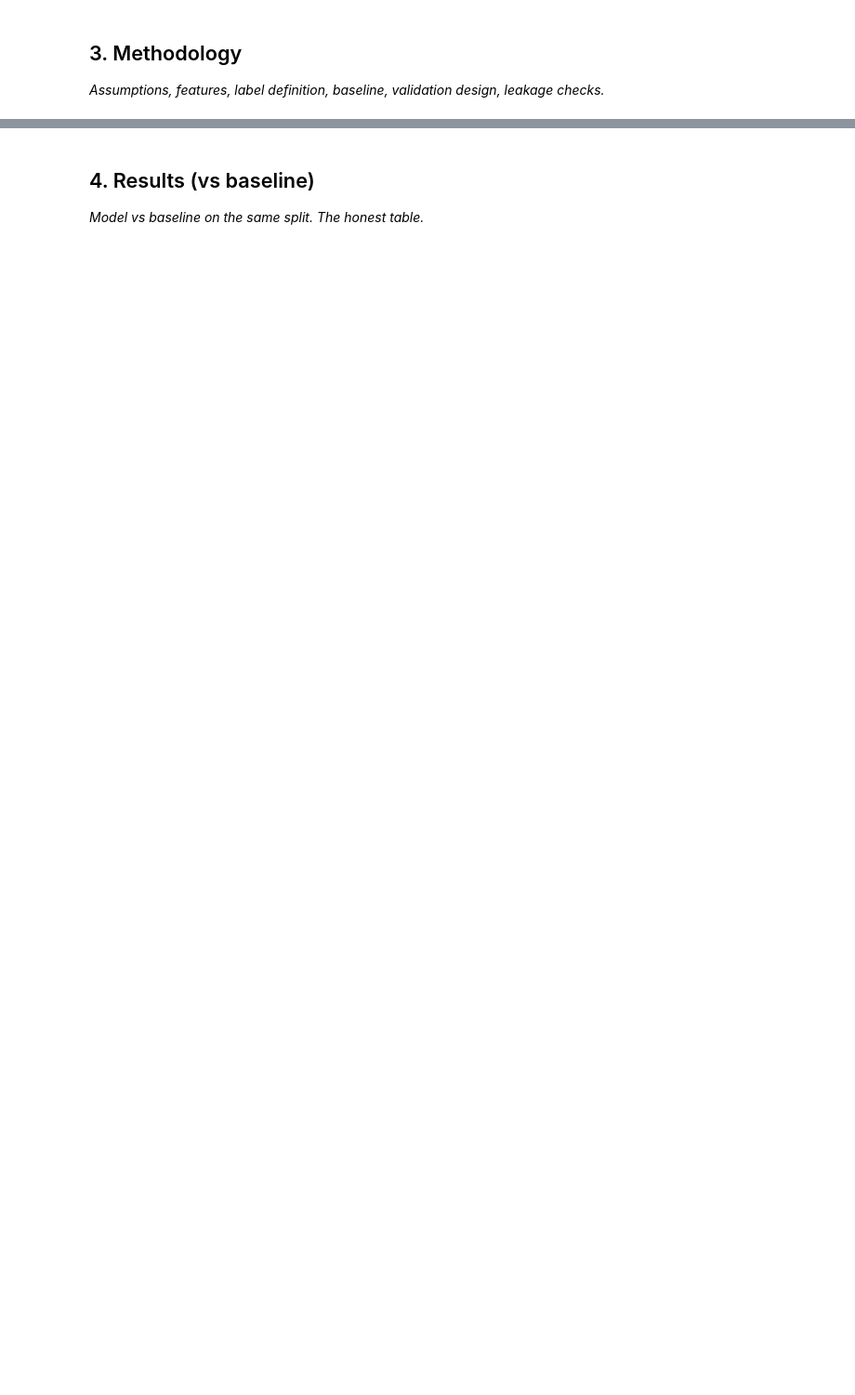
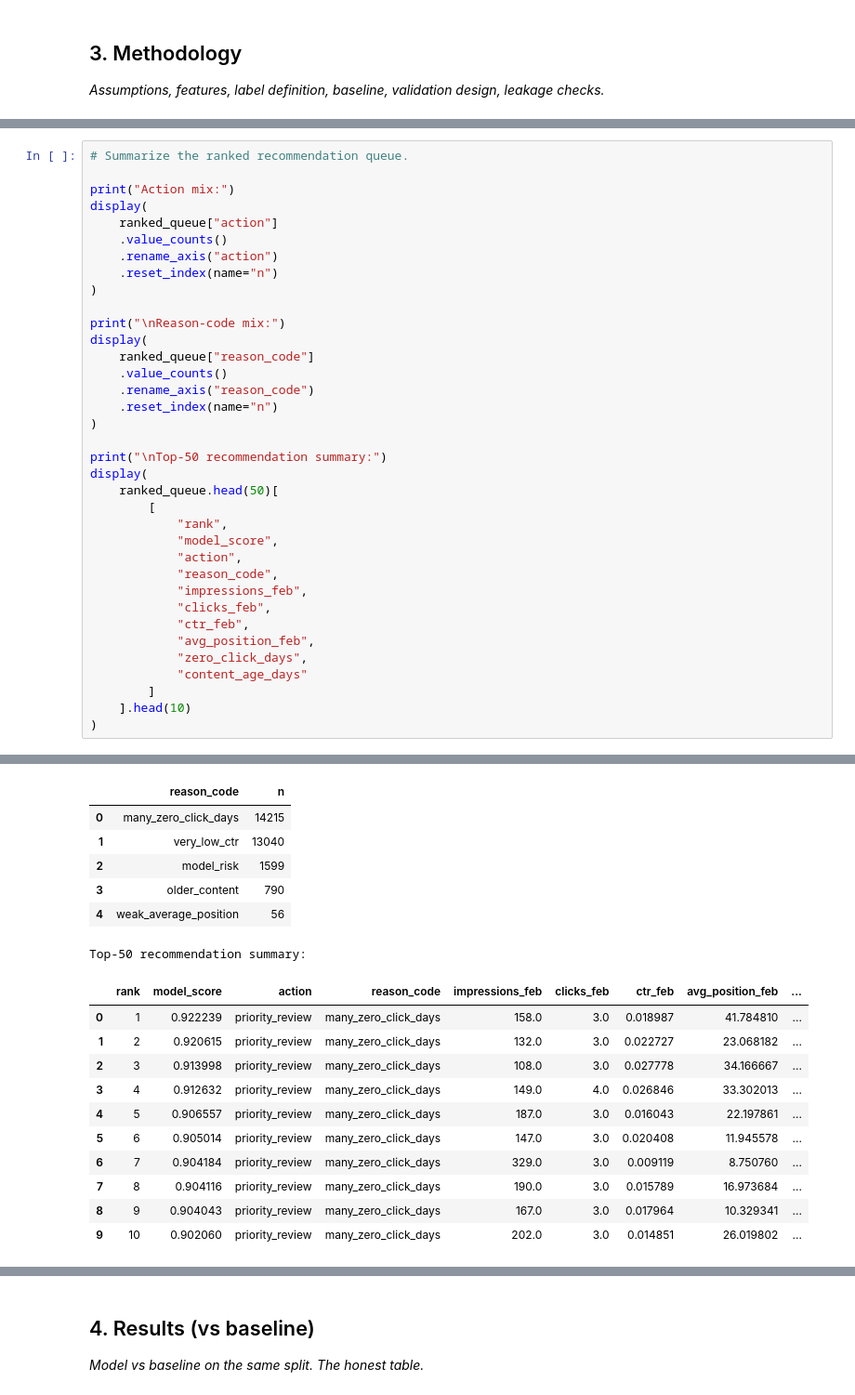
Before and after one commit to deeepanshchandra/flyrank-aiml-internship, a Jupyter notebook: work/notebooks/capstone.ipynb, the cells around one changed output, grey strips where cells are left out. Shown at 93% size. Cells and saved outputs as stored; diff of their text form; blank space fills up the shorter version.

```diff
--- a/work/notebooks/capstone.ipynb
+++ b/work/notebooks/capstone.ipynb
@@ -20,0 +657,37 @@ This skeleton is yours to fill. Work the sections **in order** — each one has
+# %%
+# Summarize the ranked recommendation queue.
+
+print("Action mix:")
+display(
+    ranked_queue["action"]
+    .value_counts()
+    .rename_axis("action")
+    .reset_index(name="n")
+)
+
+print("\nReason-code mix:")
+display(
+    ranked_queue["reason_code"]
+    .value_counts()
+    .rename_axis("reason_code")
+    .reset_index(name="n")
+)
+
+print("\nTop-50 recommendation summary:")
+display(
+    ranked_queue.head(50)[
+        [
+            "rank",
+            "model_score",
+            "action",
+            "reason_code",
+            "impressions_feb",
+            "clicks_feb",
+            "ctr_feb",
+            "avg_position_feb",
+            "zero_click_days",
+            "content_age_days"
+        ]
+    ].head(10)
+)
+# %% [output]
@@ -20,0 +700,18 @@ This skeleton is yours to fill. Work the sections **in order** — each one has
+|  | reason_code | n |
+| 0 | many_zero_click_days | 14215 |
+| 1 | very_low_ctr | 13040 |
+| 2 | model_risk | 1599 |
+| 3 | older_content | 790 |
+| 4 | weak_average_position | 56 |
+Top-50 recommendation summary:
+|  | rank | model_score | action | reason_code | impressions_feb | clicks_feb | ctr_feb | avg_position_feb | ... |
+| 0 | 1 | 0.922239 | priority_review | many_zero_click_days | 158.0 | 3.0 | 0.018987 | 41.784810 | ... |
+| 1 | 2 | 0.920615 | priority_review | many_zero_click_days | 132.0 | 3.0 | 0.022727 | 23.068182 | ... |
+| 2 | 3 | 0.913998 | priority_review | many_zero_click_days | 108.0 | 3.0 | 0.027778 | 34.166667 | ... |
+| 3 | 4 | 0.912632 | priority_review | many_zero_click_days | 149.0 | 4.0 | 0.026846 | 33.302013 | ... |
+| 4 | 5 | 0.906557 | priority_review | many_zero_click_days | 187.0 | 3.0 | 0.016043 | 22.197861 | ... |
+| 5 | 6 | 0.905014 | priority_review | many_zero_click_days | 147.0 | 3.0 | 0.020408 | 11.945578 | ... |
+| 6 | 7 | 0.904184 | priority_review | many_zero_click_days | 329.0 | 3.0 | 0.009119 | 8.750760 | ... |
+| 7 | 8 | 0.904116 | priority_review | many_zero_click_days | 190.0 | 3.0 | 0.015789 | 16.973684 | ... |
+| 8 | 9 | 0.904043 | priority_review | many_zero_click_days | 167.0 | 3.0 | 0.017964 | 10.329341 | ... |
+| 9 | 10 | 0.902060 | priority_review | many_zero_click_days | 202.0 | 3.0 | 0.014851 | 26.019802 | ... |
```
Also changed, not shown: parts of 22 cells of this notebook.
